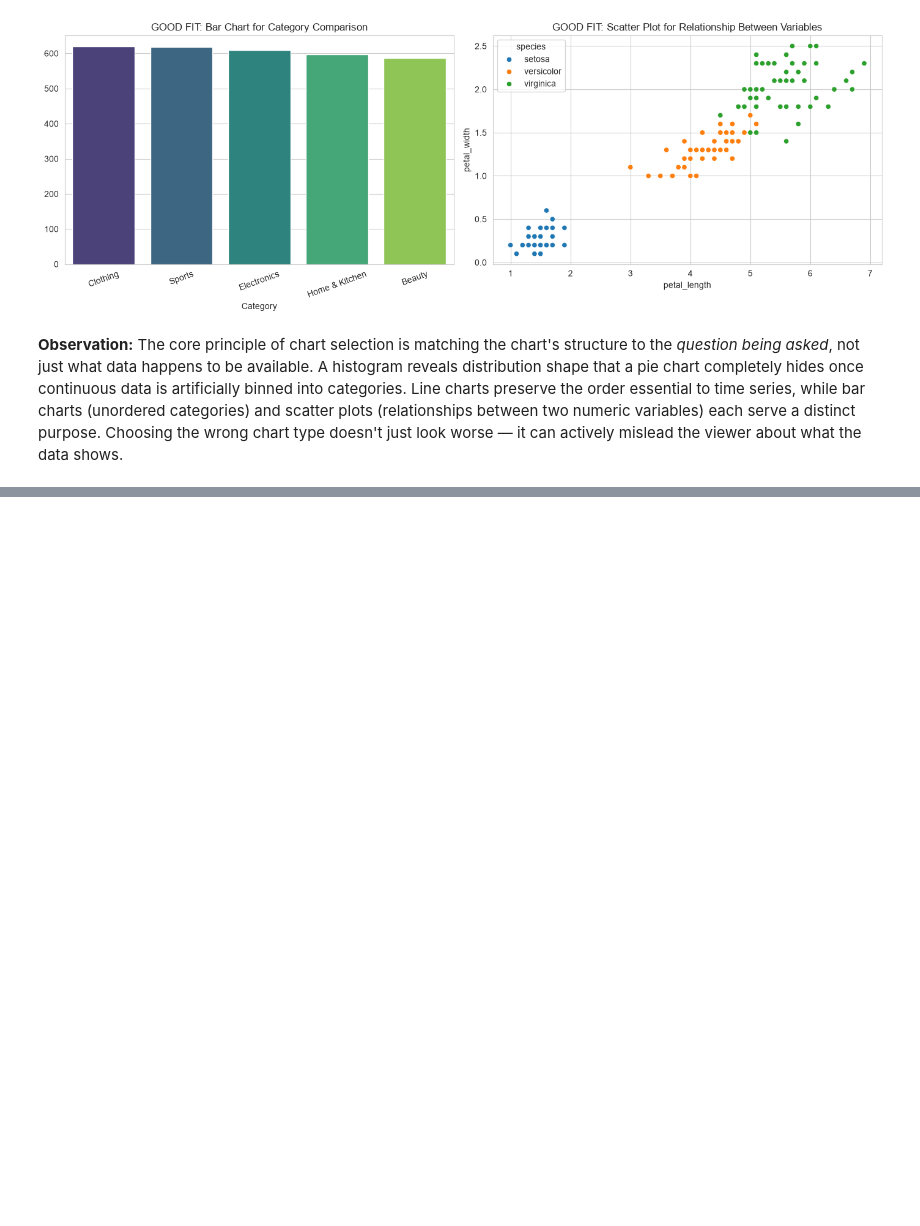
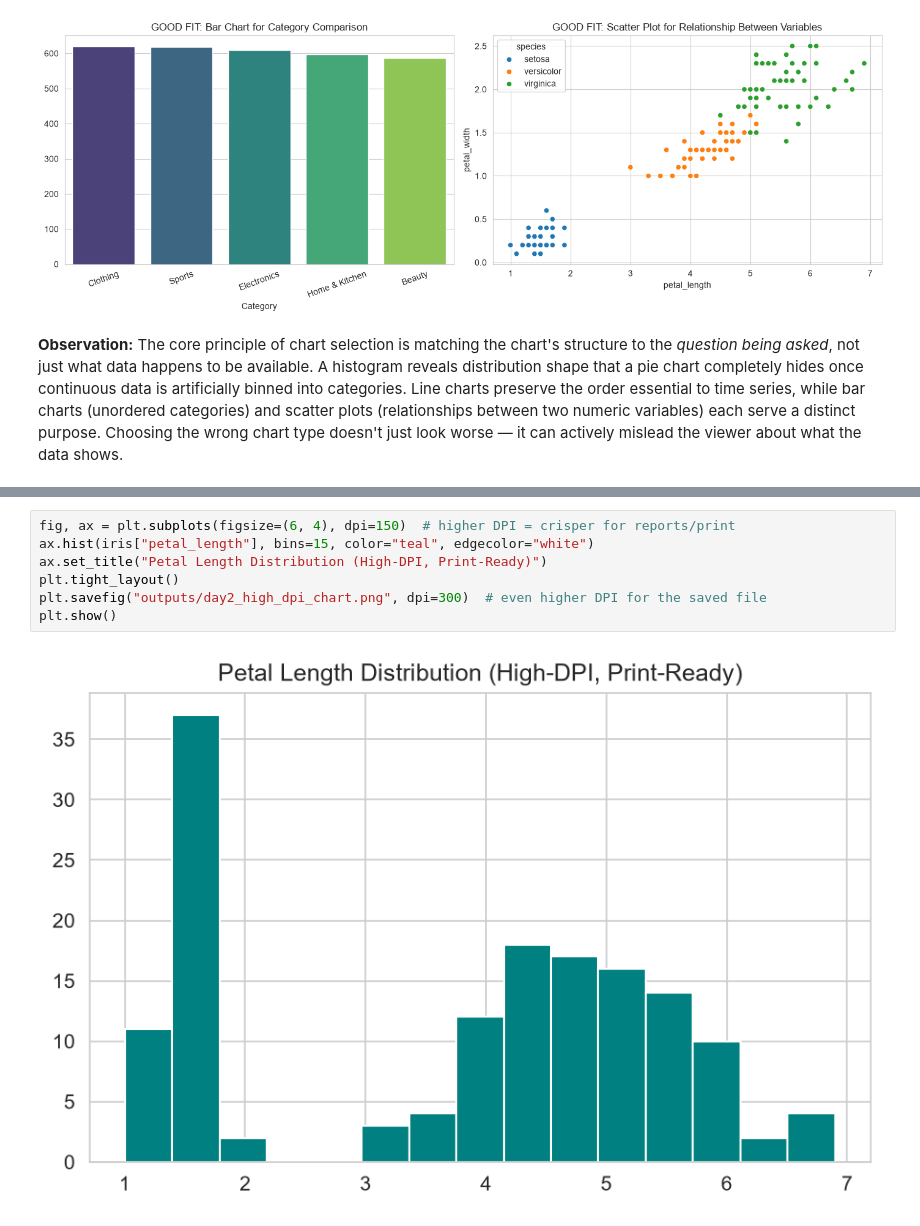
Before and after one commit to nikitha-d1323/data-analysis-mini-projects, a Jupyter notebook: unit4-visualization-best-practices/Visualization_Unit4.ipynb, the cells around one changed output, grey strips where cells are left out. Saved outputs shown, nothing was run; the diff lists cells and outputs as text; blank space fills up the shorter version.

```diff
--- a/unit4-visualization-best-practices/Visualization_Unit4.ipynb
+++ b/unit4-visualization-best-practices/Visualization_Unit4.ipynb
@@ -96,0 +162,9 @@ about what the data shows.
+# %%
+fig, ax = plt.subplots(figsize=(6, 4), dpi=150)  # higher DPI = crisper for reports/print
+ax.hist(iris["petal_length"], bins=15, color="teal", edgecolor="white")
+ax.set_title("Petal Length Distribution (High-DPI, Print-Ready)")
+plt.tight_layout()
+plt.savefig("outputs/day2_high_dpi_chart.png", dpi=300)  # even higher DPI for the saved file
+plt.show()
+# %% [output]
+[figure, added]
```
Also changed, not shown: parts of 5 cells of this notebook, 4 other files.
